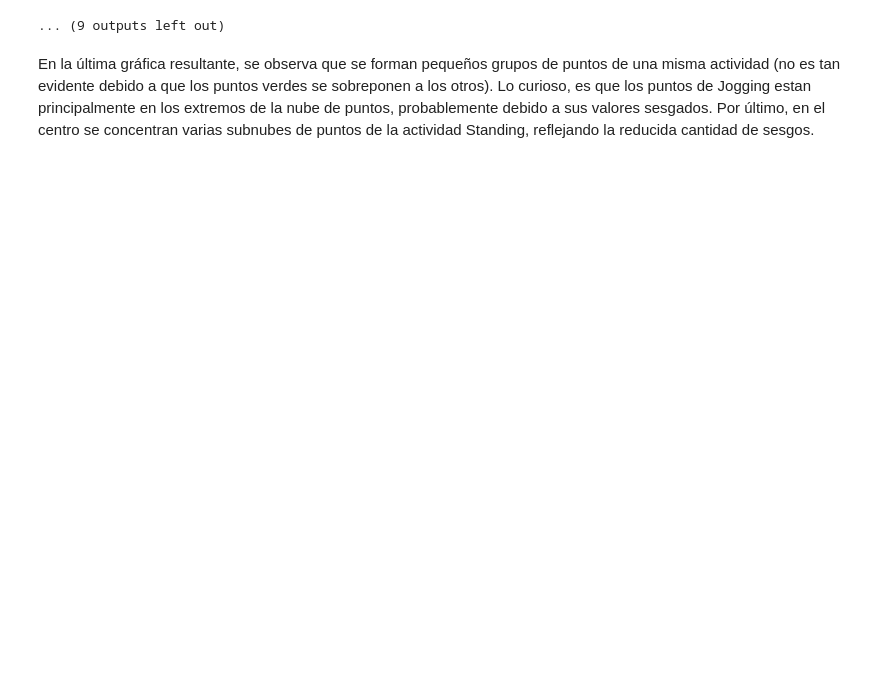
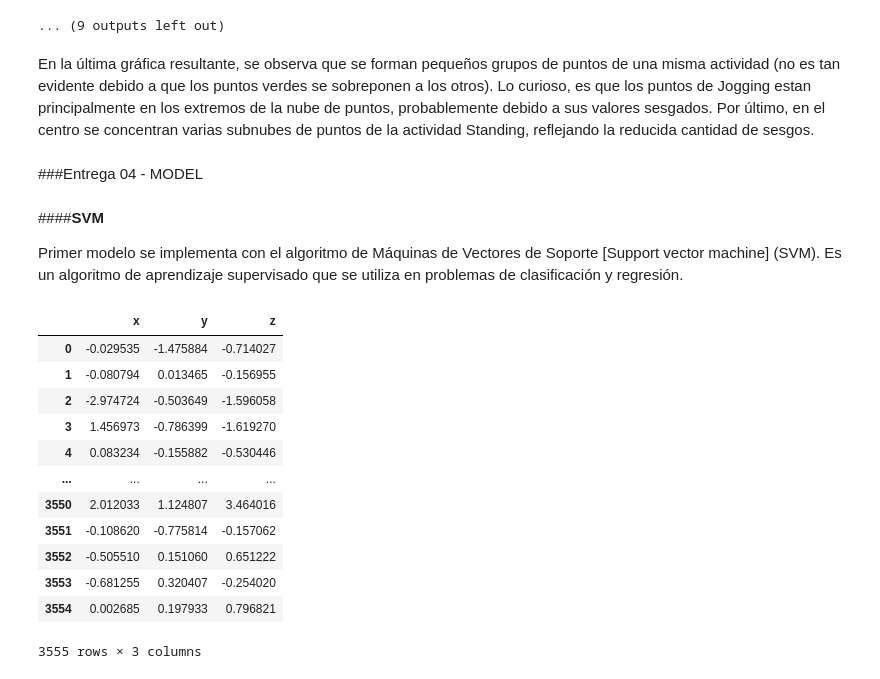
Before and after one commit to Cordero27/Minor-Machine-Learning, a Jupyter notebook: Proyecto Final ML/ Entrega 02 - Scrub/ Entrega_04_Model.ipynb, the cells around one changed output. Saved outputs shown, nothing was run; the diff lists cells and outputs as text; code cells hidden in the pictures; blank space fills up the shorter version.

```diff
--- a/Proyecto Final ML/ Entrega 02 - Scrub/ Entrega_04_Model.ipynb
+++ b/Proyecto Final ML/ Entrega 02 - Scrub/ Entrega_04_Model.ipynb
@@ -556,3 +556,5 @@ saving this plot as image in present working directory...
 ... (9 outputs left out)
 # %% [markdown]
 En la última gráfica resultante, se observa que se forman pequeños grupos de puntos de una misma actividad (no es tan evidente debido a que los puntos verdes se sobreponen a los otros). Lo curioso, es que los puntos de Jogging estan principalmente en los extremos de la nube de puntos, probablemente debido a sus valores sesgados. Por último, en el centro se concentran varias subnubes de puntos de la actividad Standing, reflejando la reducida cantidad de sesgos.
+# %% [markdown]
+###Entrega 04 - MODEL
@@ -558,0 +569,24 @@ En la última gráfica resultante, se observa que se forman pequeños grupos de
+# %% [markdown]
+####**SVM**
+
+Primer modelo se implementa con el algoritmo de Máquinas de Vectores de Soporte [Support vector machine] (SVM). Es un algoritmo de aprendizaje supervisado que se utiliza en problemas de clasificación y regresión.
+# %%
+#Separando la matriz en dos partes
+
+#La submatriz 'x_svm' contiene los valores de las primeras 4 columnas del conjunto de datos y todas las filas
+x_svm=df.iloc[:,0:3]
+x_svm
+# %% [output]
+|  | x | y | z |
+| 0 | -0.029535 | -1.475884 | -0.714027 |
+| 1 | -0.080794 | 0.013465 | -0.156955 |
+| 2 | -2.974724 | -0.503649 | -1.596058 |
+| 3 | 1.456973 | -0.786399 | -1.619270 |
+| 4 | 0.083234 | -0.155882 | -0.530446 |
+| ... | ... | ... | ... |
+| 3550 | 2.012033 | 1.124807 | 3.464016 |
+| 3551 | -0.108620 | -0.775814 | -0.157062 |
+| 3552 | -0.505510 | 0.151060 | 0.651222 |
+| 3553 | -0.681255 | 0.320407 | -0.254020 |
+| 3554 | 0.002685 | 0.197933 | 0.796821 |
+3555 rows × 3 columns
```
Also changed, not shown: parts of 47 cells of this notebook.
